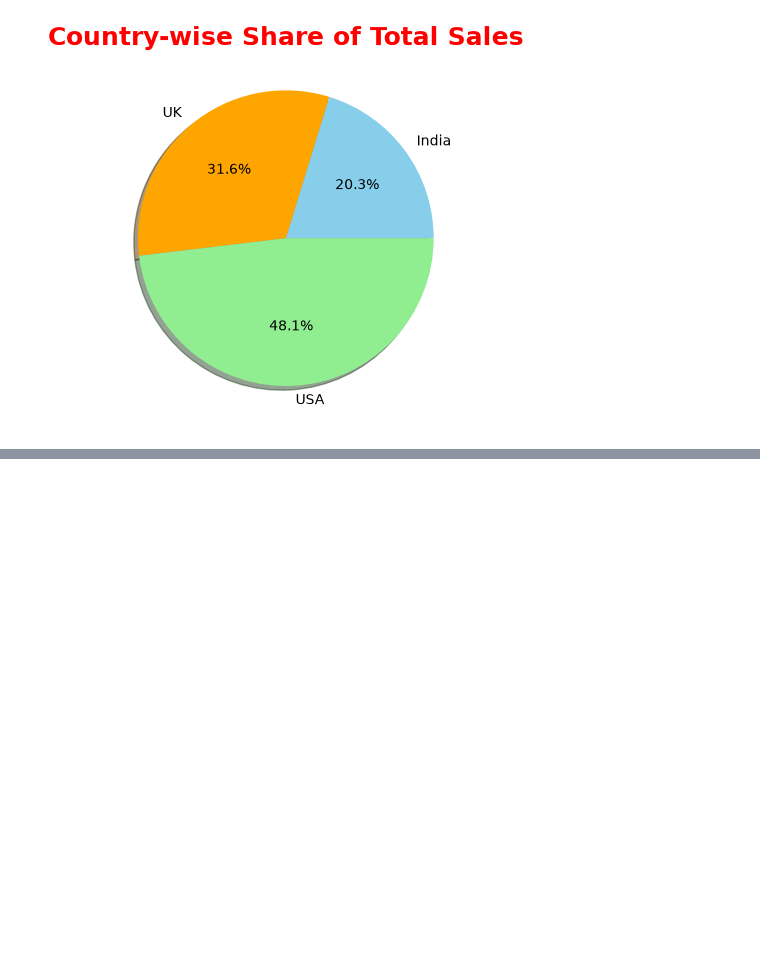
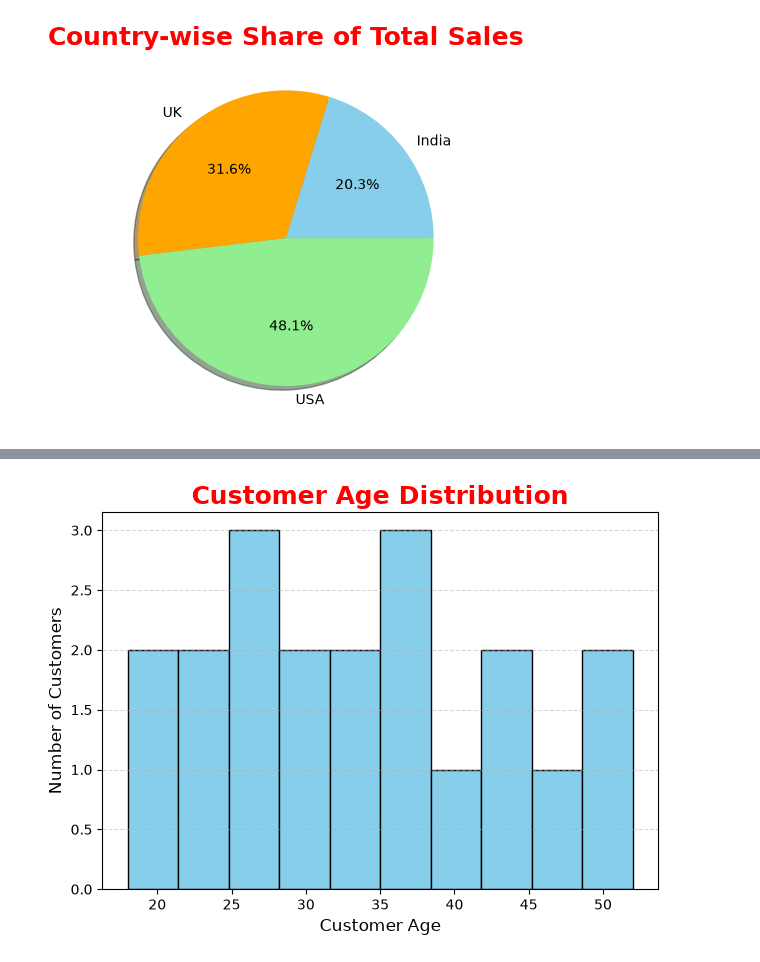
Before and after one commit to samil2004/Pandas-Practice-and-Assessment, a Jupyter notebook: task1_matplotlib.ipynb, the cells around one changed output, grey strips where cells are left out. Cells and saved outputs as stored; diff of their text form; code cells hidden in the pictures; blank space fills up the shorter version.

```diff
--- a/task1_matplotlib.ipynb
+++ b/task1_matplotlib.ipynb
@@ -600,0 +708,36 @@ plt.show()
+# %%
+import pandas as pd
+import matplotlib.pyplot as plt
+
+
+df_age = pd.DataFrame({
+    'Customer Age': [
+        18, 20, 22, 22, 25, 26, 27, 29, 30, 32,
+        34, 35, 36, 38, 40, 42, 45, 48, 50, 52
+    ]
+})
+
+
+plt.hist(
+    df_age['Customer Age'],
+    bins=10,
+    color='skyblue',
+    edgecolor='black'
+)
+
+
+plt.xlabel('Customer Age', fontsize=12)
+plt.ylabel('Number of Customers', fontsize=12)
+
+plt.title(
+    'Customer Age Distribution',
+    fontsize=18,
+    color='red',
+    fontweight='bold'
+)
+
+plt.grid(axis='y', linestyle='--', alpha=0.5)
+plt.tight_layout()
+plt.show()
+# %% [output]
+[figure, added]
```
Also changed, not shown: parts of 13 cells of this notebook.
